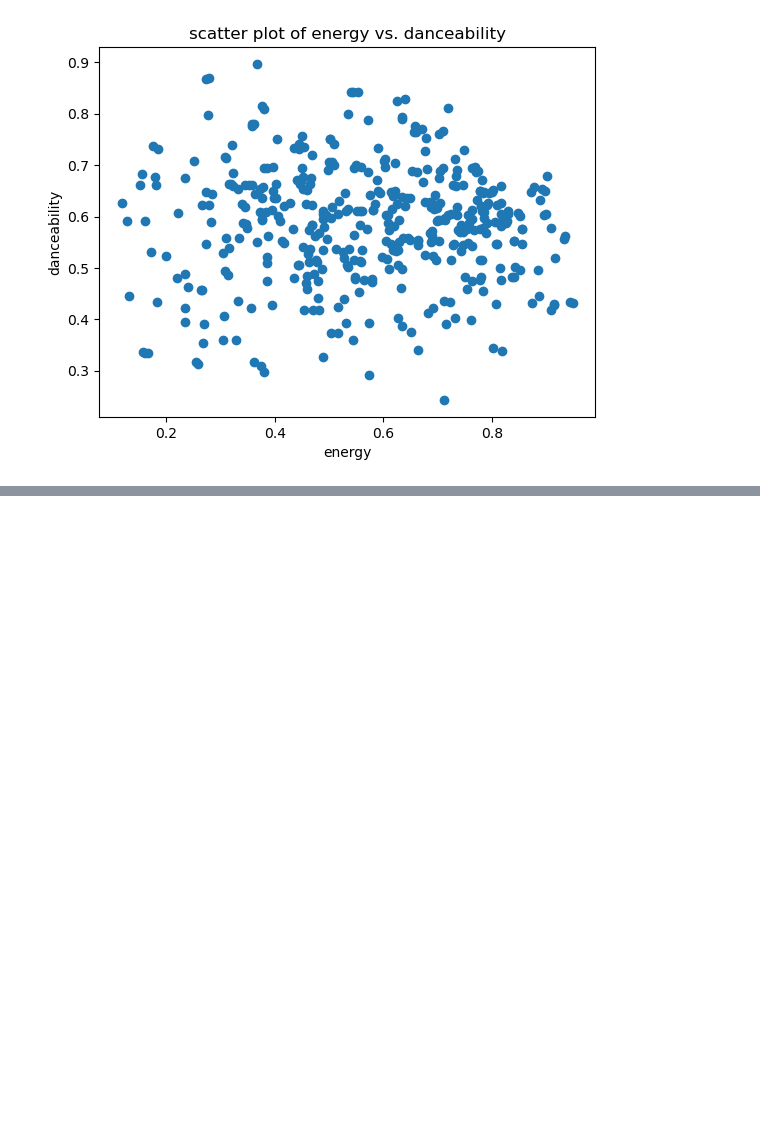
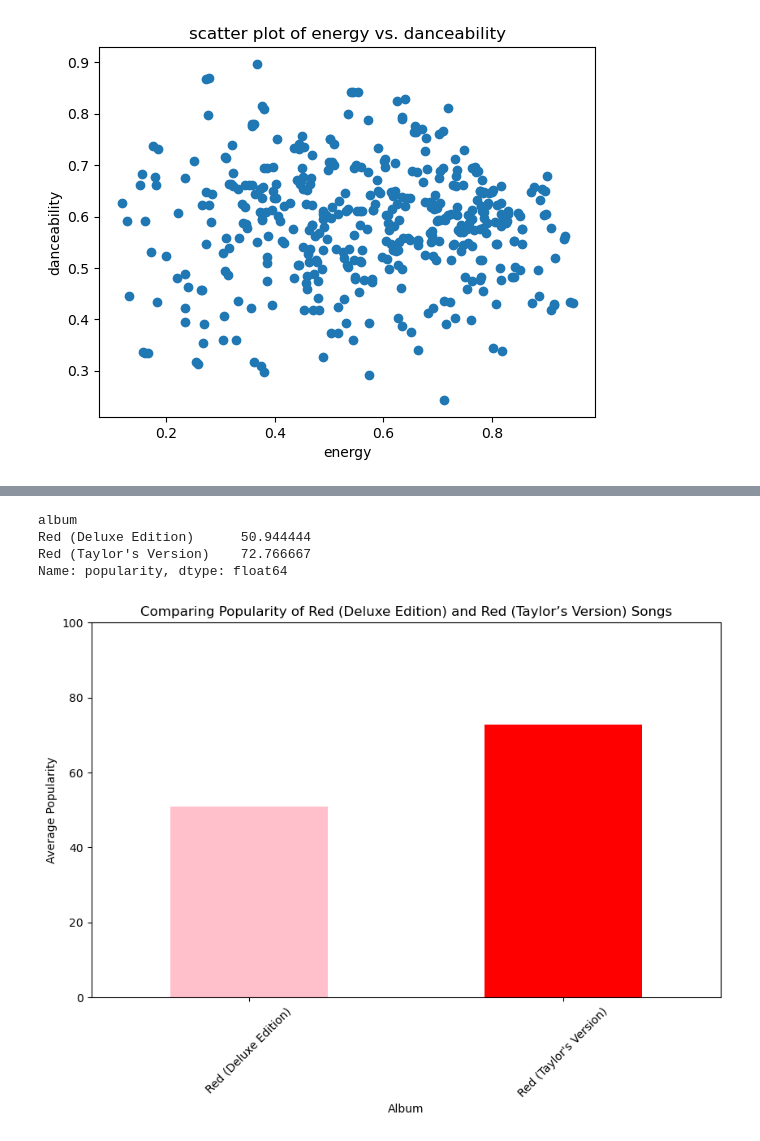
Before and after one commit to diyapat22/project-1---team-swift, a Jupyter notebook: project1.ipynb, the cells around one changed output, grey strips where cells are left out. Drawn from its saved outputs; the diff is of its cells as text; code cells hidden in the pictures; blank space fills up the shorter version.

```diff
--- a/project1.ipynb
+++ b/project1.ipynb
@@ -92,0 +152,32 @@ plt.show()
+# %%
+# Filter the DataFrame
+# Filtering condition
+condition = swift_df['album'].isin(["Red (Deluxe Edition)", "Red (Taylor's Version)"])
+
+# Apply condition to DataFrame
+red_songs = swift_df[condition]  # Changed variable name to match the albums
+
+# Group by album and calculate mean popularity
+avg_popularity = red_songs.groupby('album')['popularity'].mean()
+
+# Print avg_popularity to ensure it contains data
+print(avg_popularity)
+
+# Create a bar graph
+avg_popularity.plot(kind='bar', figsize=(10, 6), color=['#FFC0CB', '#FF0000'])  # Changed the colors to match the album theme
+
+# Customize the plot
+plt.title('Comparing Popularity of Red (Deluxe Edition) and Red (Taylor’s Version) Songs')
+plt.xlabel('Album')
+plt.ylabel('Average Popularity')
+plt.xticks(rotation=45)
+plt.ylim(0, 100)  # Since popularity scores range from 0-100
+
+# Show the plot
+plt.show()
+# %% [output]
+album
+Red (Deluxe Edition)      50.944444
+Red (Taylor's Version)    72.766667
+Name: popularity, dtype: float64
+[figure, added]
```
Also changed, not shown: parts of 3 cells of this notebook.
